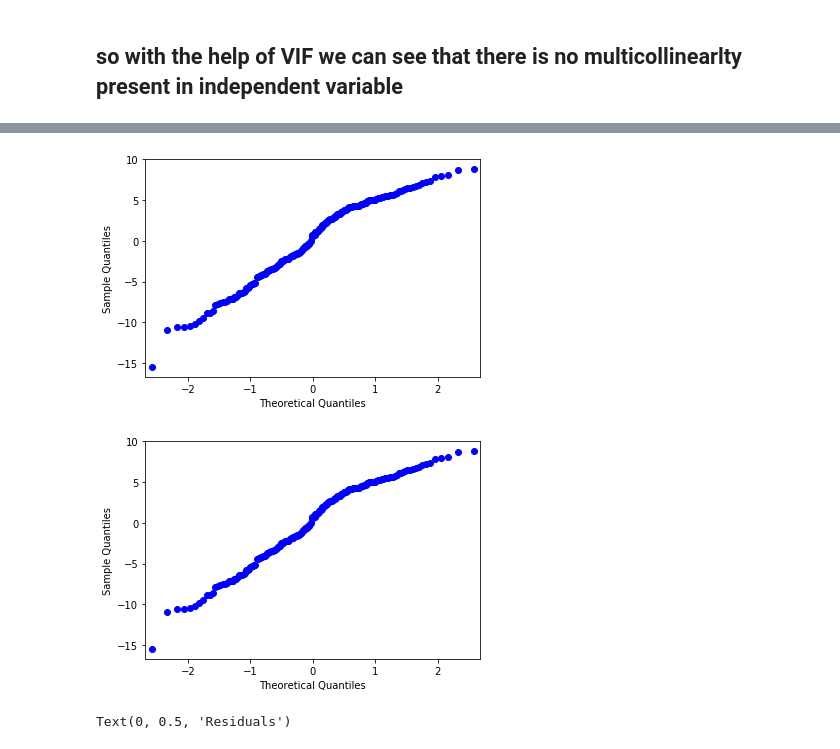
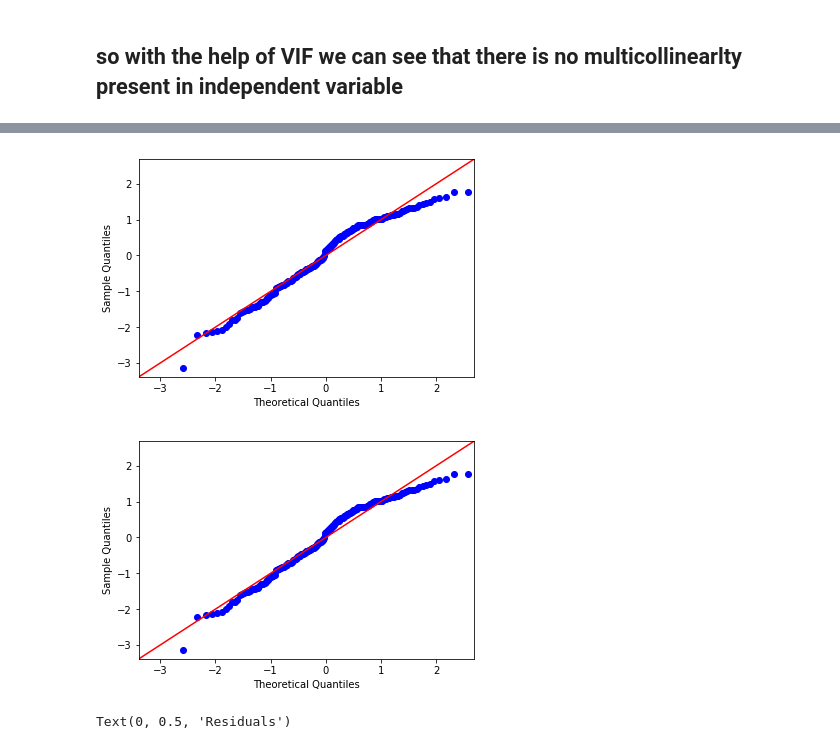
Before and after one commit to Abhishek768/sales_prediction, a Jupyter notebook: sales_prediction.ipynb, the cells around one changed output, grey strips where cells are left out. Cells and saved outputs as stored; diff of their text form; code cells hidden in the pictures.

```diff
--- a/sales_prediction.ipynb
+++ b/sales_prediction.ipynb
@@ -426,9 +397,9 @@ stats.probplot(residuals['Radio'], plot=sns.mpl.pyplot)
 [figure]
 # %%
-sm.qqplot(residuals['Radio'])
+sm.qqplot(residuals['Radio'], line='45', fit=True)
 # %% [output]
-[figure, old version]
+[figure, new version]
-[figure, old version]
+[figure, new version]
 # %%
 sns.distplot(residuals['Radio'], bins=25)
 plt.xlabel('Radio')
```
Also changed, not shown: parts of 19 cells of this notebook.
